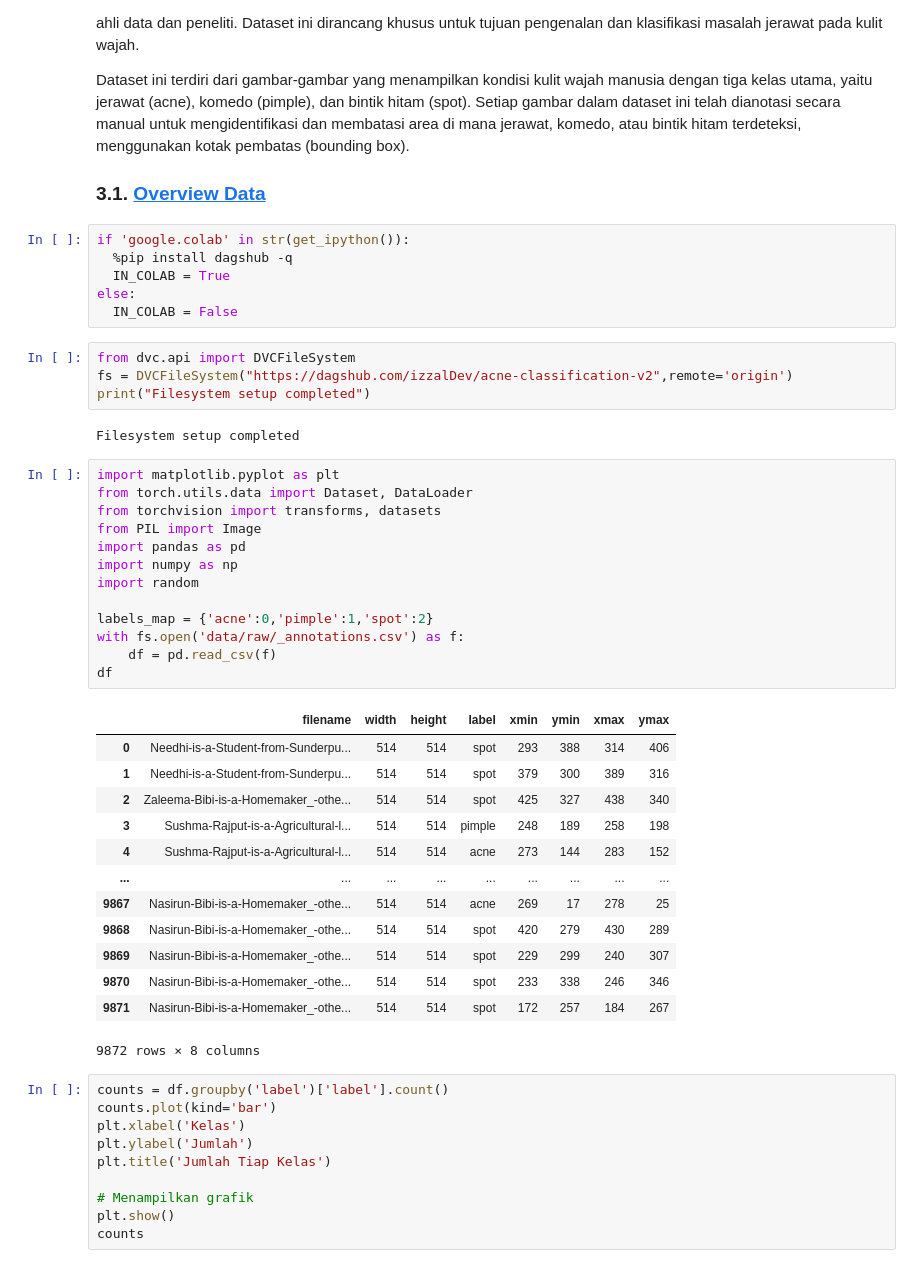
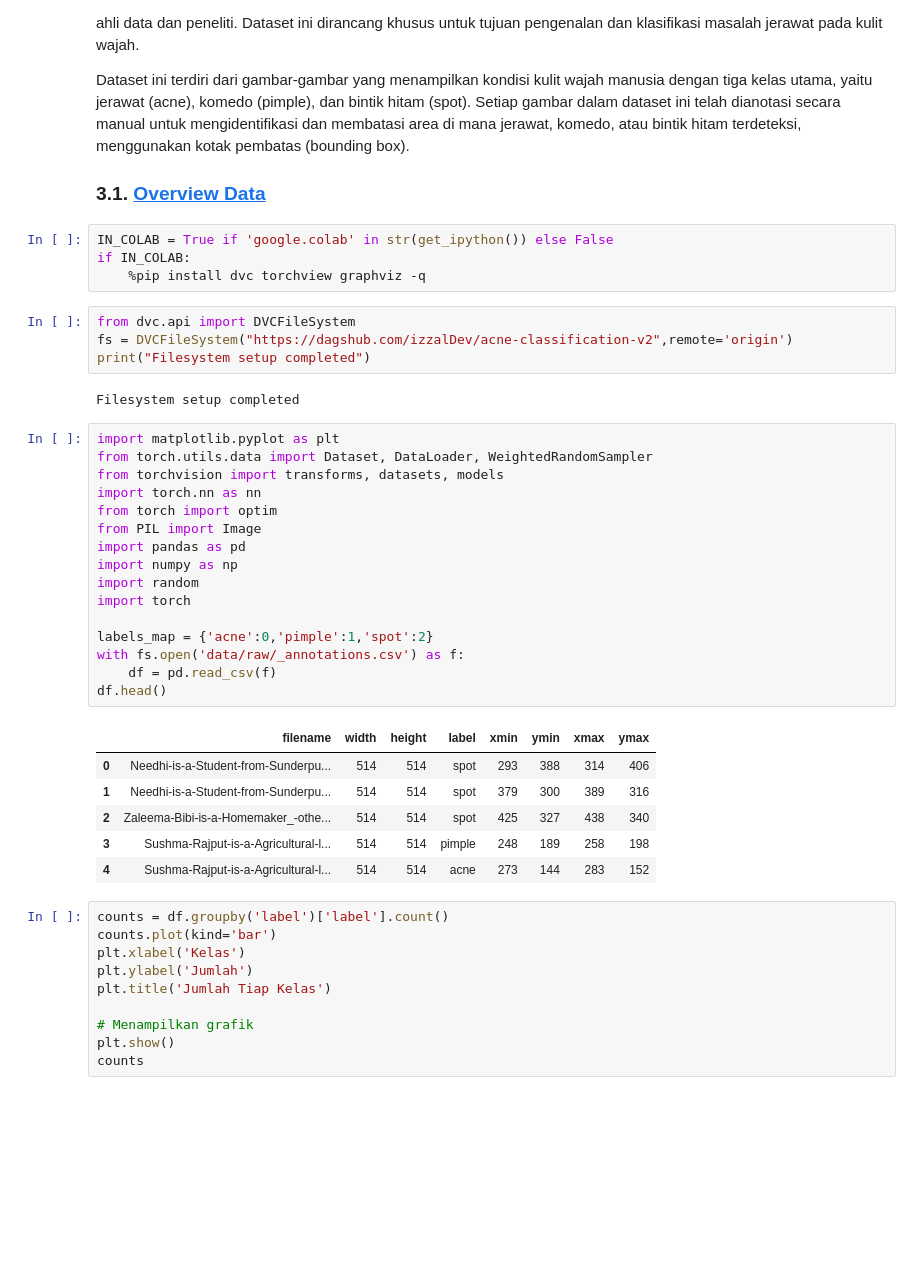
Before and after one commit to izzalDev/acne-classification-v2, a Jupyter notebook: 1 Technical Analysis.ipynb, the cells around one changed output. Saved outputs shown, nothing was run; the diff lists cells and outputs as text; blank space fills up the shorter version.

Commit message:
move to colab

```diff
--- a/1 Technical Analysis.ipynb
+++ b/1 Technical Analysis.ipynb
@@ -37,11 +68,9 @@ Dataset yang digunakan adalah dataset publik yang diambil dari platform Kaggle,
 Dataset ini terdiri dari gambar-gambar yang menampilkan kondisi kulit wajah manusia dengan tiga kelas utama, yaitu jerawat (acne), komedo (pimple), dan bintik hitam (spot). Setiap gambar dalam dataset ini telah dianotasi secara manual untuk mengidentifikasi dan membatasi area di mana jerawat, komedo, atau bintik hitam terdeteksi, menggunakan kotak pembatas (bounding box).
 ### 3.1. <a id='toc3_1_'></a>[Overview Data](#toc0_)
 # %%
-if 'google.colab' in str(get_ipython()):
-  %pip install dagshub -q
-  IN_COLAB = True
-else:
-  IN_COLAB = False
+IN_COLAB = True if 'google.colab' in str(get_ipython()) else False
+if IN_COLAB:
+    %pip install dvc torchview graphviz -q
 # %%
 from dvc.api import DVCFileSystem
 fs = DVCFileSystem("https://dagshub.com/izzalDev/acne-classification-v2",remote='origin')
@@ -50,31 +79,27 @@ print("Filesystem setup completed")
 Filesystem setup completed
 # %%
 import matplotlib.pyplot as plt
-from torch.utils.data import Dataset, DataLoader
-from torchvision import transforms, datasets
+from torch.utils.data import Dataset, DataLoader, WeightedRandomSampler
+from torchvision import transforms, datasets, models
+import torch.nn as nn
+from torch import optim
 from PIL import Image
 import pandas as pd
 import numpy as np
 import random
+import torch
 
 labels_map = {'acne':0,'pimple':1,'spot':2}
 with fs.open('data/raw/_annotations.csv') as f:
     df = pd.read_csv(f)
-df
+df.head()
 # %% [output]
 |  | filename | width | height | label | xmin | ymin | xmax | ymax |
 | 0 | Needhi-is-a-Student-from-Sunderpu... | 514 | 514 | spot | 293 | 388 | 314 | 406 |
 | 1 | Needhi-is-a-Student-from-Sunderpu... | 514 | 514 | spot | 379 | 300 | 389 | 316 |
 | 2 | Zaleema-Bibi-is-a-Homemaker_-othe... | 514 | 514 | spot | 425 | 327 | 438 | 340 |
 | 3 | Sushma-Rajput-is-a-Agricultural-l... | 514 | 514 | pimple | 248 | 189 | 258 | 198 |
 | 4 | Sushma-Rajput-is-a-Agricultural-l... | 514 | 514 | acne | 273 | 144 | 283 | 152 |
-| ... | ... | ... | ... | ... | ... | ... | ... | ... |
-| 9867 | Nasirun-Bibi-is-a-Homemaker_-othe... | 514 | 514 | acne | 269 | 17 | 278 | 25 |
-| 9868 | Nasirun-Bibi-is-a-Homemaker_-othe... | 514 | 514 | spot | 420 | 279 | 430 | 289 |
-| 9869 | Nasirun-Bibi-is-a-Homemaker_-othe... | 514 | 514 | spot | 229 | 299 | 240 | 307 |
-| 9870 | Nasirun-Bibi-is-a-Homemaker_-othe... | 514 | 514 | spot | 233 | 338 | 246 | 346 |
-| 9871 | Nasirun-Bibi-is-a-Homemaker_-othe... | 514 | 514 | spot | 172 | 257 | 184 | 267 |
-9872 rows × 8 columns
 # %%
 counts = df.groupby('label')['label'].count()
 counts.plot(kind='bar')
```
Also changed, not shown: parts of 28 cells of this notebook, 3 other files.
